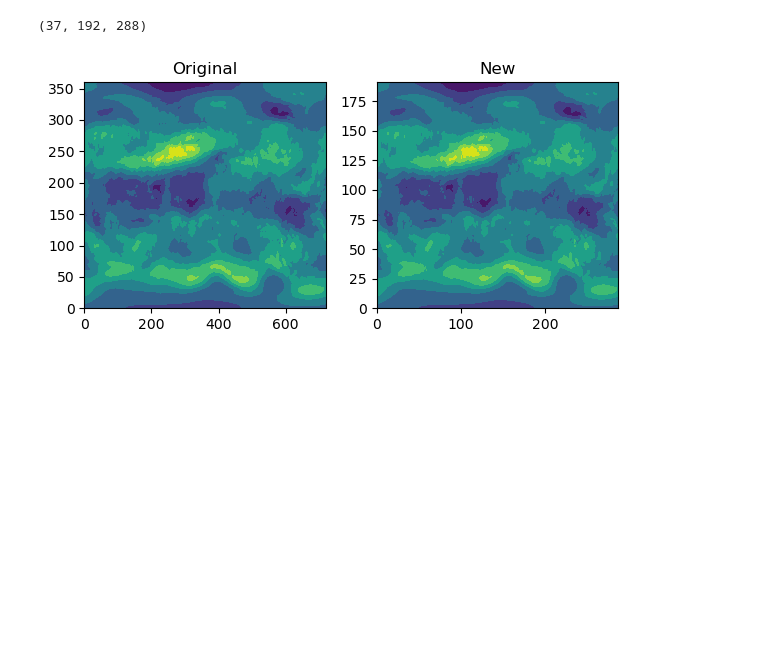
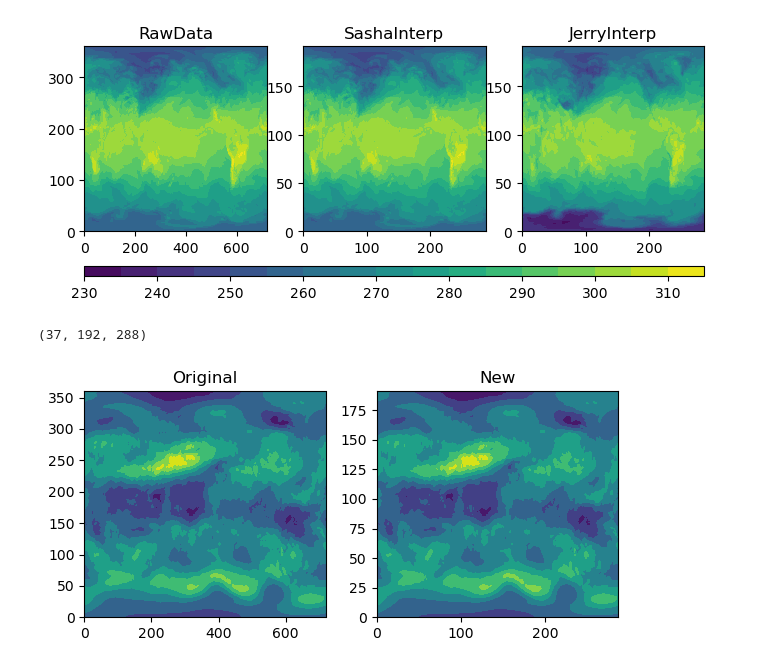
Before and after one commit to sglanvil/makingICs, a Jupyter notebook: grid_NCEP.ipynb, the cells around one changed output. Saved outputs shown, nothing was run; the diff lists cells and outputs as text; code cells hidden in the pictures; blank space fills up the shorter version.

```diff
--- a/grid_NCEP.ipynb
+++ b/grid_NCEP.ipynb
@@ -77,3 +169,26 @@ for var_name, var_data in output_variables.items():
+# %%
+fig, axs = plt.subplots(1, 3, figsize=(8, 3))  # 1 row, 3 columns
+cmap = 'viridis'  # Example colormap
+contour_levels = np.arange(230, 320, 5)
+im0 = axs[0].contourf(input_variables['T'][36, :, :],
+                      cmap=cmap,
+                      levels=contour_levels)
+axs[0].set_title('RawData')
+
+im1 = axs[1].contourf(final_variables['T'][31, :, :],
+                      cmap=cmap,
+                      levels=contour_levels)
+axs[1].set_title('SashaInterp')
+
+im2 = axs[2].contourf(jerry_variables['T'][31, :, :],
+                      cmap=cmap,
+                      levels=contour_levels)
+axs[2].set_title('JerryInterp')
+
+cbar = fig.colorbar(im2, ax=axs, orientation='horizontal',
+                    pad=0.15, fraction=0.05, aspect=60)
+# %% [output]
+[figure, added]
 # %%
 # horizontal (lon,lat) interpolation
 # original_lat = lat_0
```
Also changed, not shown: parts of 2 cells of this notebook.
